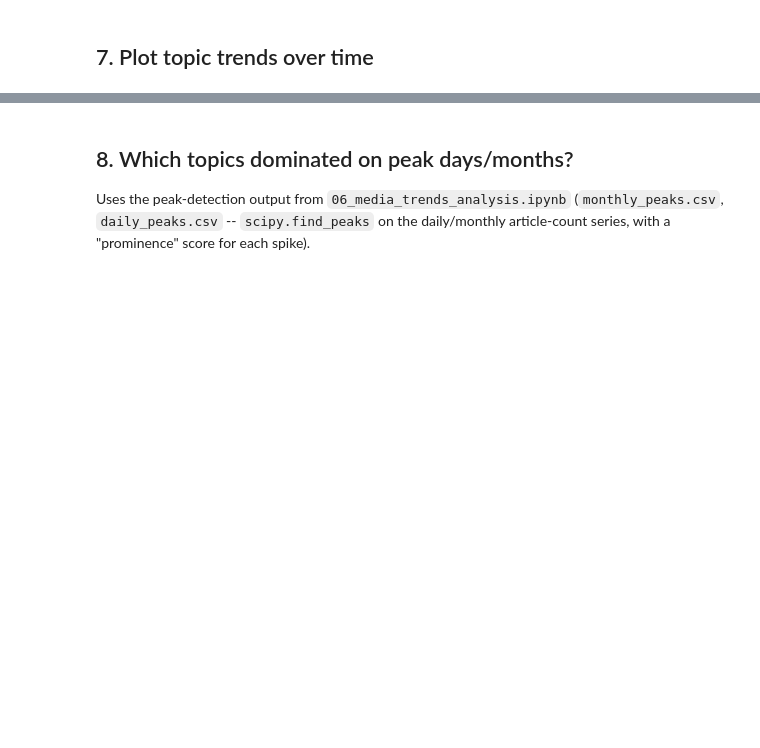
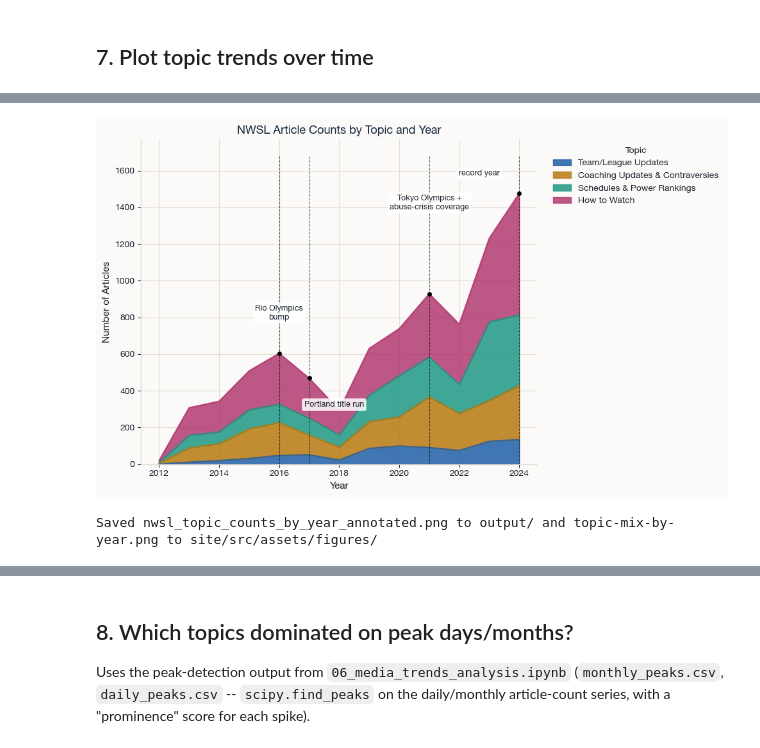
Before and after one commit to isabelpt/nwsl-growth-analysis, a Jupyter notebook: code/07_media_topic_modeling.ipynb, the cells around one changed output, grey strips where cells are left out. Drawn from its saved outputs; the diff is of its cells as text; code cells hidden in the pictures; blank space fills up the shorter version.

```diff
--- a/code/07_media_topic_modeling.ipynb
+++ b/code/07_media_topic_modeling.ipynb
@@ -277,3 +281,47 @@ plt.close(fig)
+# %%
+SITE_FIGURES_DIR = os.path.join("..", "site", "src", "assets", "figures")
+
+year_totals = yearly_counts.sum(axis=1)
+
+# (year, label, (x-offset pts, y-offset pts))
+TOPIC_YEAR_ANNOTATIONS = [
+    (2016, "Rio Olympics\nbump", (0, 38)),
+    (2017, "Portland title run", (28, -32)),
+    (2021, "Tokyo Olympics +\nabuse-crisis coverage", (0, 95)),
+    (2024, "record year", (-45, 20)),
+]
+
+fig, ax = plt.subplots(figsize=(10, 6))
+yearly_counts.plot(
+    kind="area", stacked=True, ax=ax, alpha=0.85,
+    color=[TOPIC_COLORS[c] for c in yearly_counts.columns],
+)
+ax.set_title("NWSL Article Counts by Topic and Year")
+ax.set_xlabel("Year")
+ax.set_ylabel("Number of Articles")
+ax.legend(title="Topic", bbox_to_anchor=(1.02, 1), loc="upper left")
+
+for year, label, (dx, dy) in TOPIC_YEAR_ANNOTATIONS:
+    y = year_totals.loc[year]
+    ax.axvline(year, color="black", linestyle="--", linewidth=0.8, alpha=0.6, ymax=0.95)
+    ax.plot(year, y, "o", color="black", markersize=4, zorder=5)
+    ax.annotate(
+        label, xy=(year, y), xytext=(dx, dy), textcoords="offset points",
+        ha="center", fontsize=9,
+        bbox=dict(boxstyle="round,pad=0.3", fc="white", ec="none", alpha=0.85),
+    )
+
+ax.set_ylim(top=year_totals.max() * 1.2)
+plt.tight_layout()
+os.makedirs(SITE_FIGURES_DIR, exist_ok=True)
+plt.savefig(os.path.join(OUTPUT_DIR, "nwsl_topic_counts_by_year_annotated.png"), dpi=150)
+plt.savefig(os.path.join(SITE_FIGURES_DIR, "topic-mix-by-year.png"), dpi=150)
+plt.show()
+plt.close(fig)
+print("Saved nwsl_topic_counts_by_year_annotated.png to output/ and topic-mix-by-year.png to site/src/assets/figures/")
+# %% [output]
+[figure, added]
+Saved nwsl_topic_counts_by_year_annotated.png to output/ and topic-mix-by-year.png to site/src/assets/figures/
 # %%
 # 7.2 Raw counts by month (stacked area)
 monthly_counts_ts = monthly_counts.copy()
```
Also changed, not shown: parts of 4 cells of this notebook, 13 other files.
